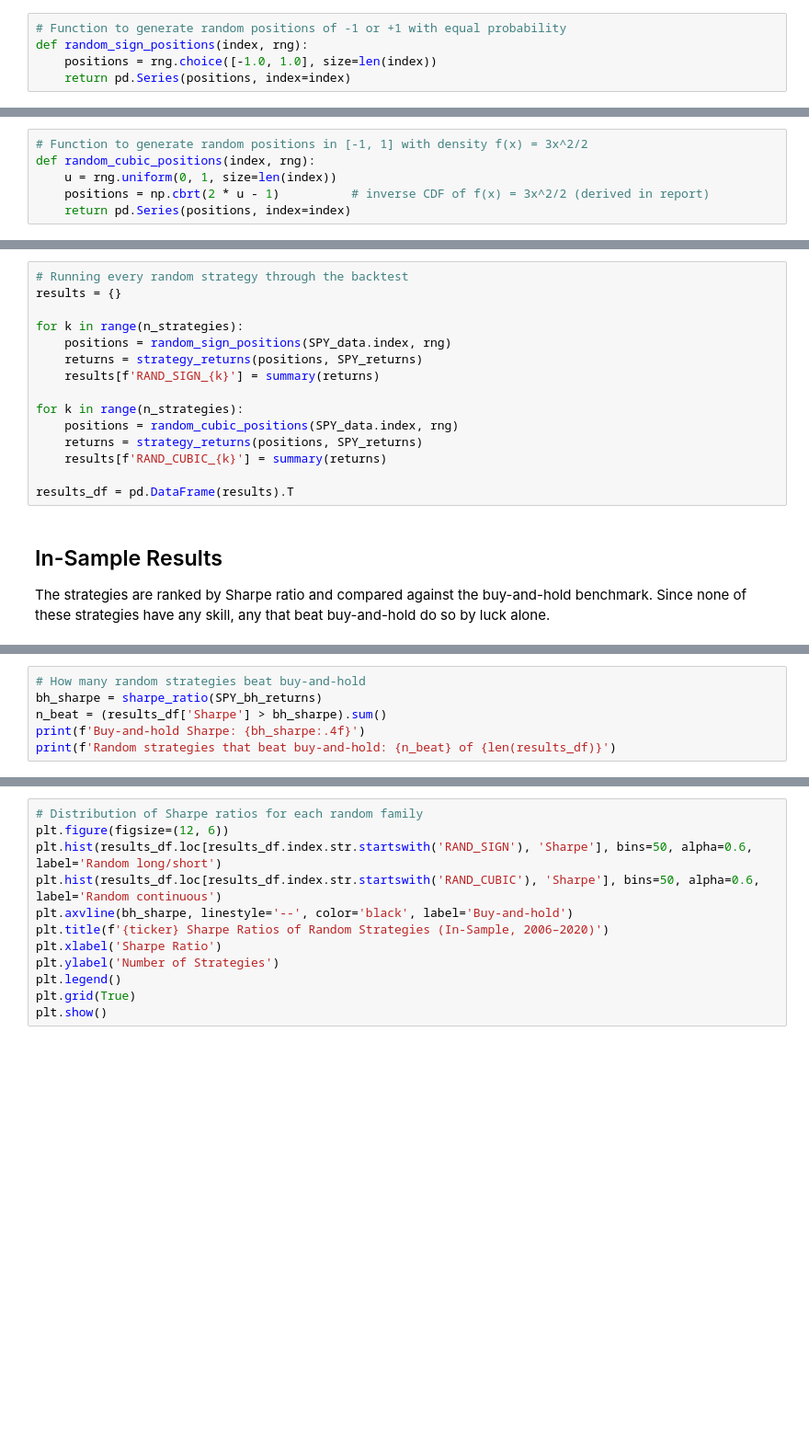
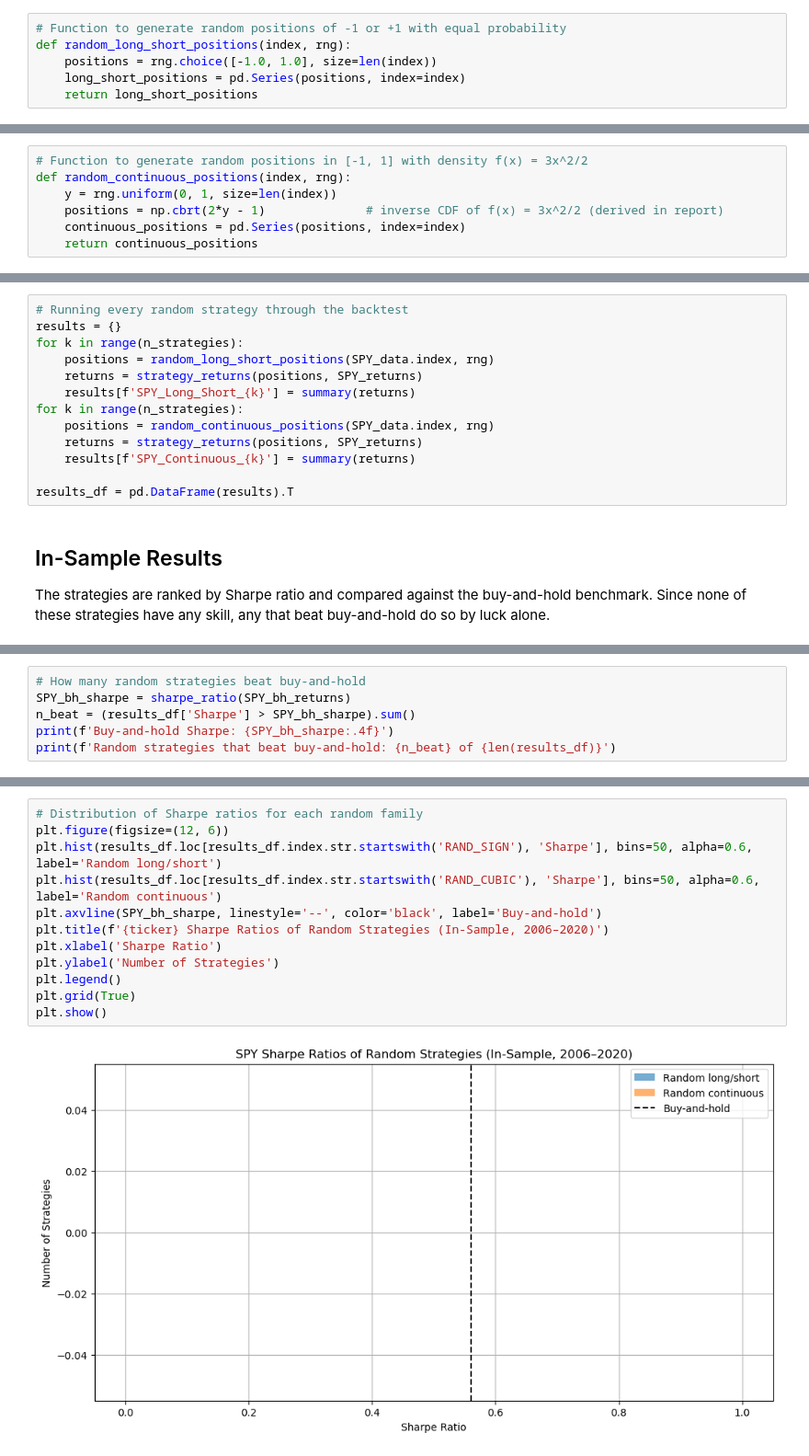
Before and after one commit to coltondonaldson/Undergraduate-Research---False-Discoveries-in-Backtested-Trading-Strategies, a Jupyter notebook: notebooks/02_strategy_grid.ipynb, the cells around one changed output, grey strips where cells are left out. Shown at 92% size. Cells and saved outputs as stored; diff of their text form; blank space fills up the shorter version.

```diff
--- a/notebooks/02_strategy_grid.ipynb
+++ b/notebooks/02_strategy_grid.ipynb
@@ -141,34 +151,34 @@ n_strategies = 1000
 Each strategy holds a position of −1 or +1 each day with equal probability.
 # %%
 # Function to generate random positions of -1 or +1 with equal probability
-def random_sign_positions(index, rng):
+def random_long_short_positions(index, rng):
     positions = rng.choice([-1.0, 1.0], size=len(index))
-    return pd.Series(positions, index=index)
+    long_short_positions = pd.Series(positions, index=index)
+    return long_short_positions
 # %% [markdown]
 ### Random Continuous Strategies
 
 Each strategy draws its daily position from [−1, 1] with density f(x) = 3x²/2, which keeps most positions close to fully long or fully short. Positions are sampled using the inverse of the cumulative distribution function.
 # %%
 # Function to generate random positions in [-1, 1] with density f(x) = 3x^2/2
-def random_cubic_positions(index, rng):
-    u = rng.uniform(0, 1, size=len(index))
-    positions = np.cbrt(2 * u - 1)          # inverse CDF of f(x) = 3x^2/2 (derived in report)
-    return pd.Series(positions, index=index)
+def random_continuous_positions(index, rng):
+    y = rng.uniform(0, 1, size=len(index))
+    positions = np.cbrt(2*y - 1)              # inverse CDF of f(x) = 3x^2/2 (derived in report)
+    continuous_positions = pd.Series(positions, index=index)
+    return continuous_positions
 # %% [markdown]
 ### Running the Grid
 # %%
 # Running every random strategy through the backtest
 results = {}
-
 for k in range(n_strategies):
-    positions = random_sign_positions(SPY_data.index, rng)
+    positions = random_long_short_positions(SPY_data.index, rng)
     returns = strategy_returns(positions, SPY_returns)
-    results[f'RAND_SIGN_{k}'] = summary(returns)
-
+    results[f'SPY_Long_Short_{k}'] = summary(returns)
 for k in range(n_strategies):
-    positions = random_cubic_positions(SPY_data.index, rng)
+    positions = random_continuous_positions(SPY_data.index, rng)
     returns = strategy_returns(positions, SPY_returns)
-    results[f'RAND_CUBIC_{k}'] = summary(returns)
+    results[f'SPY_Continuous_{k}'] = summary(returns)
 
 results_df = pd.DataFrame(results).T
 # %% [markdown]
@@ -181,6 +203,6 @@ results_df.sort_values('Sharpe', ascending=False).head(20).round(4)
 # %%
 # How many random strategies beat buy-and-hold
-bh_sharpe = sharpe_ratio(SPY_bh_returns)
-n_beat = (results_df['Sharpe'] > bh_sharpe).sum()
-print(f'Buy-and-hold Sharpe: {bh_sharpe:.4f}')
+SPY_bh_sharpe = sharpe_ratio(SPY_bh_returns)
+n_beat = (results_df['Sharpe'] > SPY_bh_sharpe).sum()
+print(f'Buy-and-hold Sharpe: {SPY_bh_sharpe:.4f}')
 print(f'Random strategies that beat buy-and-hold: {n_beat} of {len(results_df)}')
@@ -187,12 +212,14 @@ print(f'Random strategies that beat buy-and-hold: {n_beat} of {len(results_df)}'
 # %%
 # Distribution of Sharpe ratios for each random family
 plt.figure(figsize=(12, 6))
 plt.hist(results_df.loc[results_df.index.str.startswith('RAND_SIGN'), 'Sharpe'], bins=50, alpha=0.6, label='Random long/short')
 plt.hist(results_df.loc[results_df.index.str.startswith('RAND_CUBIC'), 'Sharpe'], bins=50, alpha=0.6, label='Random continuous')
-plt.axvline(bh_sharpe, linestyle='--', color='black', label='Buy-and-hold')
+plt.axvline(SPY_bh_sharpe, linestyle='--', color='black', label='Buy-and-hold')
 plt.title(f'{ticker} Sharpe Ratios of Random Strategies (In-Sample, 2006–2020)')
 plt.xlabel('Sharpe Ratio')
 plt.ylabel('Number of Strategies')
 plt.legend()
 plt.grid(True)
 plt.show()
+# %% [output]
+[figure, added]
```
Also changed, not shown: parts of 8 cells of this notebook, 1 other file.
